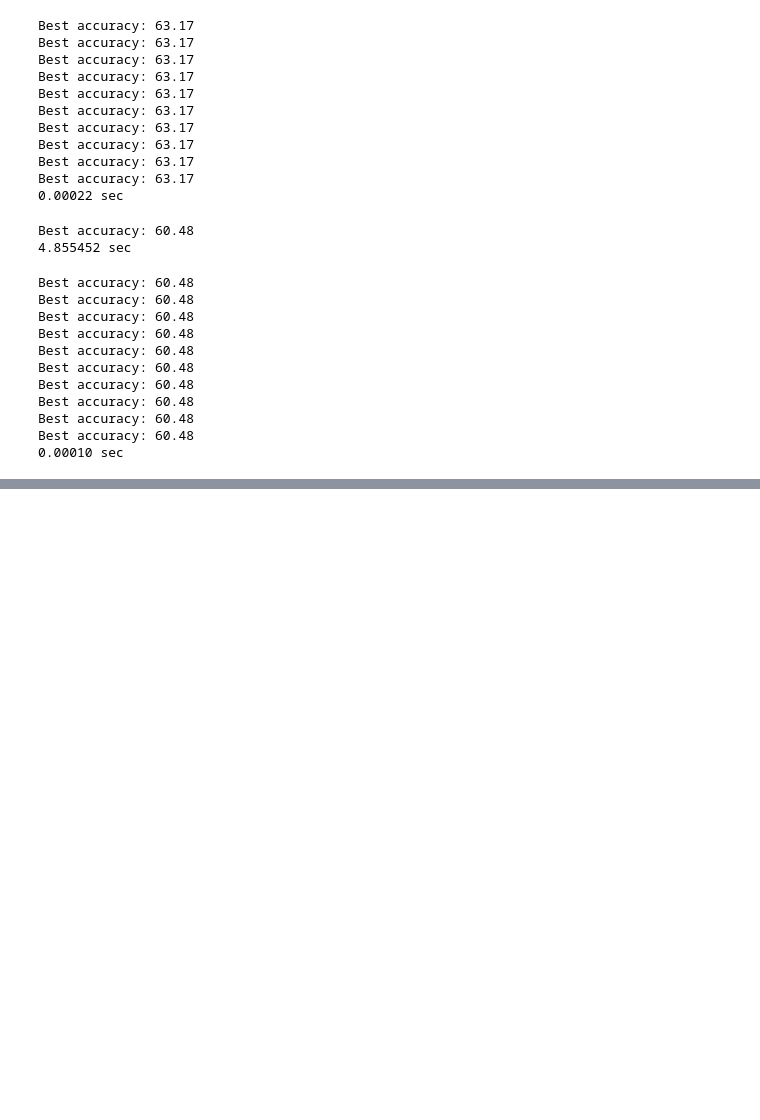
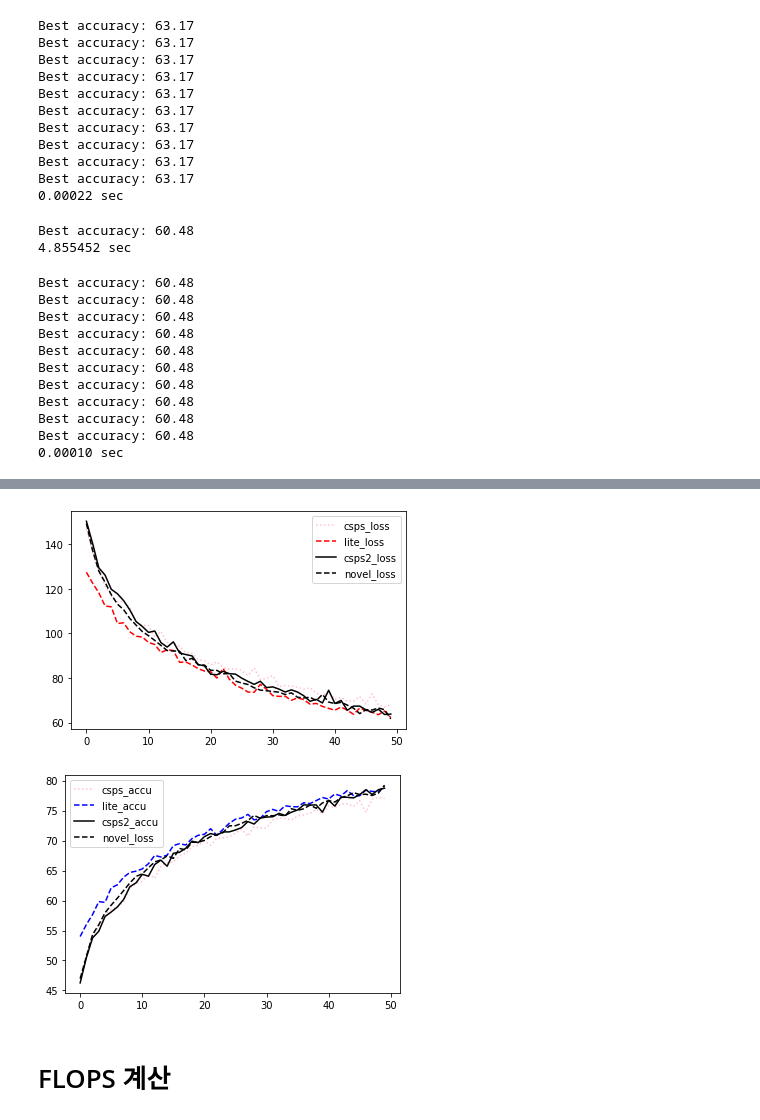
Before and after one commit to Hansanghyun-github/my_prototype, a Jupyter notebook: prototype.ipynb, the cells around one changed output, grey strips where cells are left out. Saved outputs shown, nothing was run; the diff lists cells and outputs as text; code cells hidden in the pictures; blank space fills up the shorter version.

```diff
--- a/prototype.ipynb
+++ b/prototype.ipynb
@@ -811,0 +1114,26 @@ len(testset)
+# %%
+csps_loss = np.load(F"/content/gdrive/MyDrive/VIT_result/np_list_loss.npy")
+csps_accu = np.load(F"/content/gdrive/MyDrive/VIT_result/np_list_accu.npy")
+lite_loss = np.load(F"/content/gdrive/MyDrive/VIT_result/np_lite_list_loss.npy")
+lite_accu = np.load(F"/content/gdrive/MyDrive/VIT_result/np_lite_list_accu.npy")
+np_loss_csps_vit_ver2 = np.load(F"/content/gdrive/MyDrive/VIT_result/np_csps_ver2_list_loss.npy")
+np_acc_csps_vit_ver2 = np.load(F"/content/gdrive/MyDrive/VIT_result/np_csps_ver2_list_accu.npy")
+novel_loss = np.load(F"/content/gdrive/MyDrive/VIT_result/novel_vit_loss.npy")
+novel_accu = np.load(F"/content/gdrive/MyDrive/VIT_result/novel_vit_accu.npy")
+# %%
+%matplotlib inline
+plt.plot(csps_loss, label = "csps_loss", color = 'pink', linestyle = ":")
+plt.plot(lite_loss, label = "lite_loss", color = 'red', linestyle = "--")
+plt.plot(np_loss_csps_vit_ver2, label = "csps2_loss", color = 'black')
+plt.plot(novel_loss, label = "novel_loss", color = 'black', linestyle = "--")
+plt.legend(loc = 0)
+plt.show()
+plt.plot(csps_accu, label = "csps_accu", color = 'pink', linestyle = ":")
+plt.plot(lite_accu, label = "lite_accu", color = 'blue', linestyle = "--")
+plt.plot(np_acc_csps_vit_ver2, label = "csps2_accu", color = 'black')
+plt.plot(novel_accu, label = "novel_loss", color = 'black', linestyle = "--")
+plt.legend(loc = 0)
+plt.show()
+# %% [output]
+[figure, added]
+[figure, added]
@@ -811,0 +1145,2 @@ len(testset)
+# %% [markdown]
+# FLOPS 계산
```
Also changed, not shown: parts of 81 cells of this notebook.
